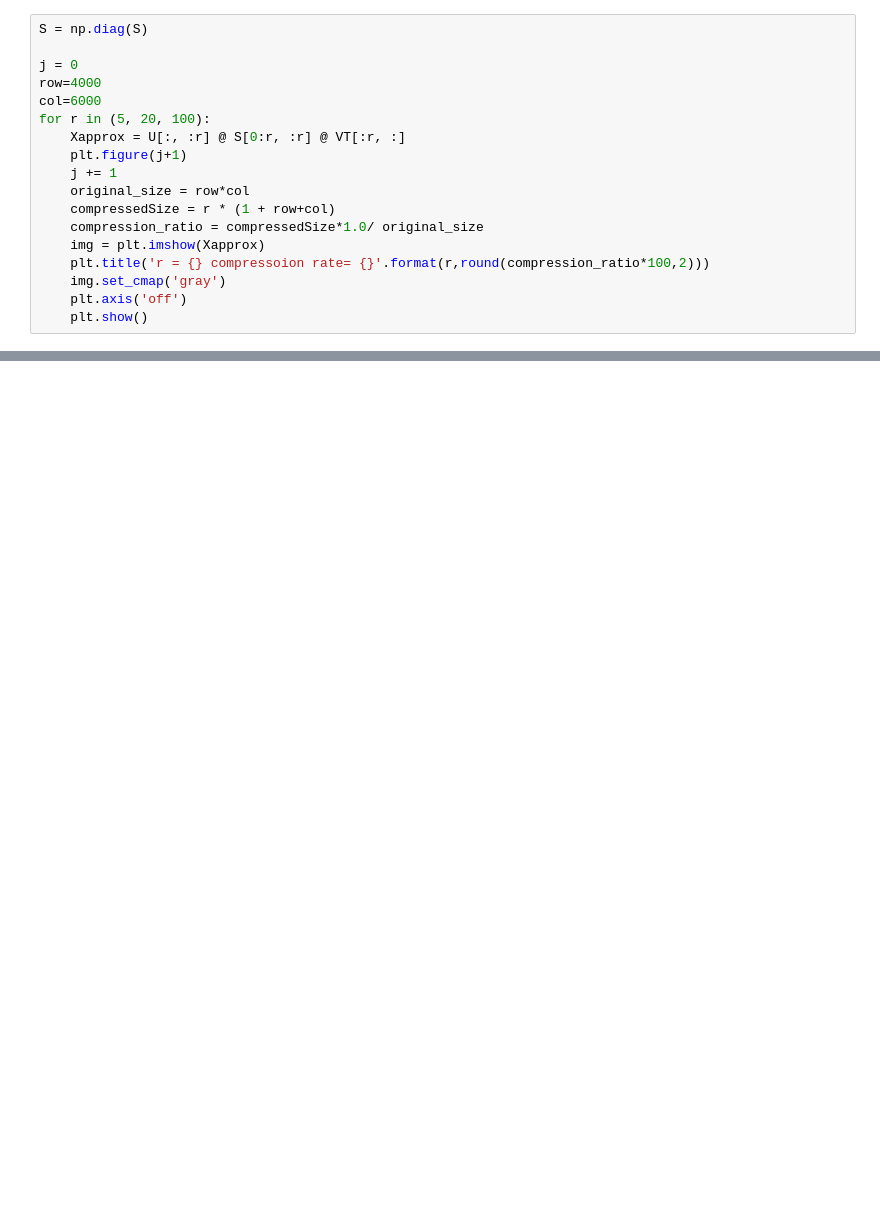
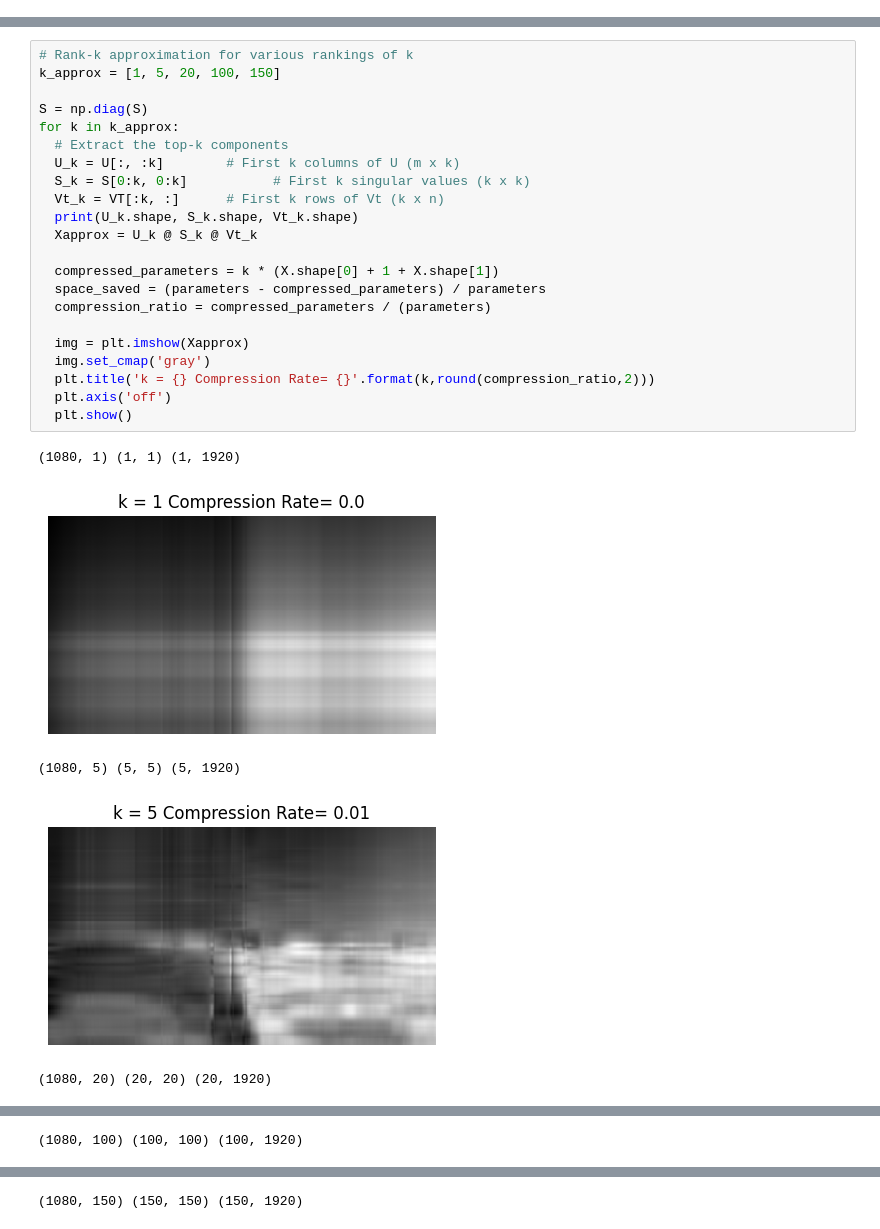
Before and after one commit to hishambhatti/image-compression-svd, a Jupyter notebook: image-compression.ipynb, the cells around one changed output, grey strips where cells are left out. Saved outputs shown, nothing was run; the diff lists cells and outputs as text; blank space fills up the shorter version.

```diff
--- a/image-compression.ipynb
+++ b/image-compression.ipynb
@@ -23,18 +57,0 @@ U, S, VT = np.linalg.svd(X, full_matrices = False) #camputuring the singular val
-# %%
-S = np.diag(S)
-
-j = 0
-row=4000
-col=6000
-for r in (5, 20, 100):
-    Xapprox = U[:, :r] @ S[0:r, :r] @ VT[:r, :]
-    plt.figure(j+1)
-    j += 1
-    original_size = row*col
-    compressedSize = r * (1 + row+col)
-    compression_ratio = compressedSize*1.0/ original_size
-    img = plt.imshow(Xapprox)
-    plt.title('r = {} compressoion rate= {}'.format(r,round(compression_ratio*100,2)))
-    img.set_cmap('gray')
-    plt.axis('off')
-    plt.show()
@@ -44,0 +58,28 @@ for r in (5, 20, 100):
+# %%
+# Rank-k approximation for various rankings of k
+k_approx = [1, 5, 20, 100, 150]
+
+S = np.diag(S)
+for k in k_approx:
+  # Extract the top-k components
+  U_k = U[:, :k]        # First k columns of U (m x k)
+  S_k = S[0:k, 0:k]           # First k singular values (k x k)
+  Vt_k = VT[:k, :]      # First k rows of Vt (k x n)
+  print(U_k.shape, S_k.shape, Vt_k.shape)
+  Xapprox = U_k @ S_k @ Vt_k
+
+  compressed_parameters = k * (X.shape[0] + 1 + X.shape[1])
+  space_saved = (parameters - compressed_parameters) / parameters
+  compression_ratio = compressed_parameters / (parameters)
+
+  img = plt.imshow(Xapprox)
+  img.set_cmap('gray')
+  plt.title('k = {} Compression Rate= {}'.format(k,round(compression_ratio,2)))
+  plt.axis('off')
+  plt.show()
+# %% [output]
+(1080, 1) (1, 1) (1, 1920)
+[figure, added]
+(1080, 5) (5, 5) (5, 1920)
+[figure, added]
+(1080, 20) (20, 20) (20, 1920)
@@ -44,0 +87 @@ for r in (5, 20, 100):
+(1080, 100) (100, 100) (100, 1920)
@@ -44,0 +89 @@ for r in (5, 20, 100):
+(1080, 150) (150, 150) (150, 1920)
```
Also changed, not shown: parts of 21 cells of this notebook, 4 other files.
